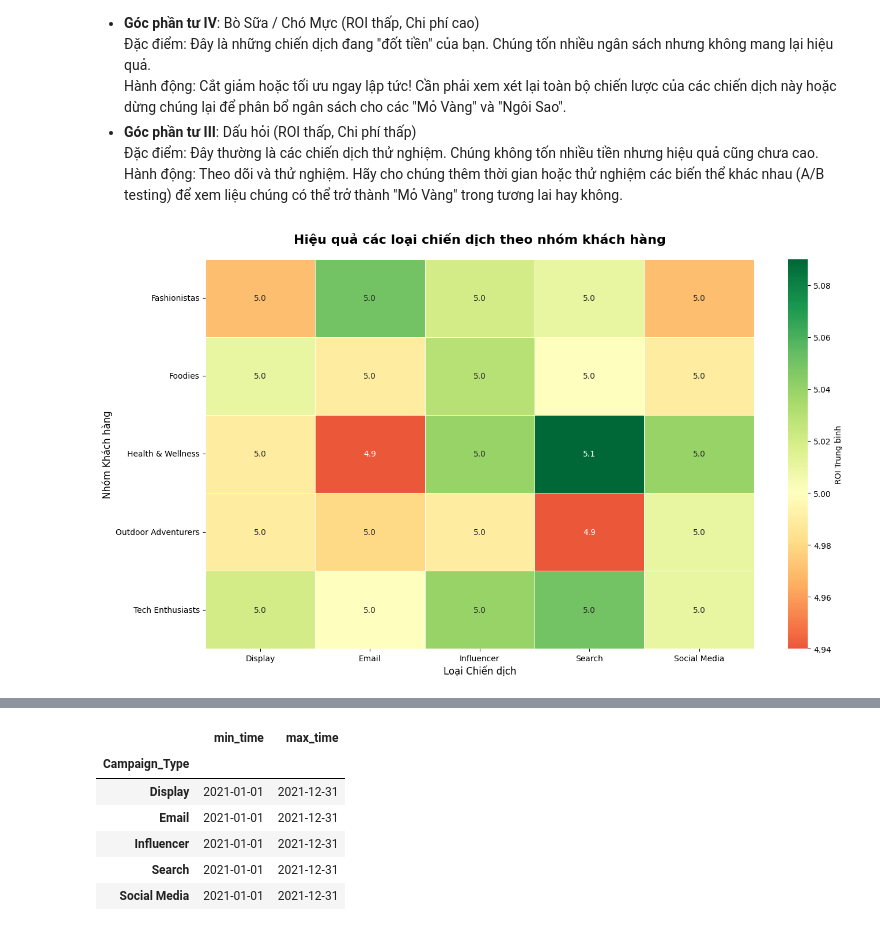
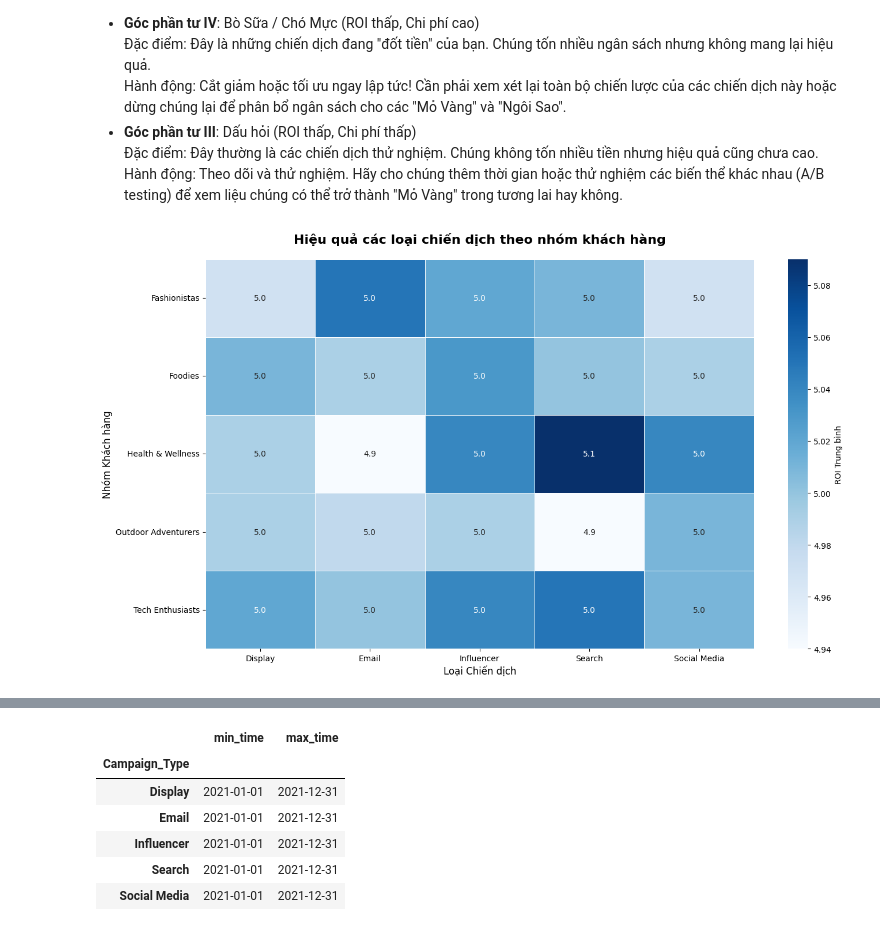
Before and after one commit to thethien8a/Marketing-Campaign-Analysis, a Jupyter notebook: Data_Analysis.ipynb, the cells around one changed output, grey strips where cells are left out. Saved outputs shown, nothing was run; the diff lists cells and outputs as text; code cells hidden in the pictures.

```diff
--- a/Data_Analysis.ipynb
+++ b/Data_Analysis.ipynb
@@ -148,7 +148,7 @@ df["Month"] = df["Date"].dt.month
 # %%
 bins = [0, 30, 60, np.inf]
 labels = ['Short (<30 days)', 'Medium (30-60 days)', 'Long (>60 days)']
-df['Duration_Category'] = pd.cut(df['Duration (days)'], bins=bins, labels=labels, right=False)
+df['Campaign_Duration_Category'] = pd.cut(df['Duration (days)'], bins=bins, labels=labels, right=False)
 # %%
 df["Cost_Per_Click"] = df["Acquisition_Cost"] / df["Clicks"]
 # %%
@@ -421,33 +286,31 @@ Hành động: Cắt giảm hoặc tối ưu ngay lập tức! Cần phải xem
 Đặc điểm: Đây thường là các chiến dịch thử nghiệm. Chúng không tốn nhiều tiền nhưng hiệu quả cũng chưa cao.
 Hành động: Theo dõi và thử nghiệm. Hãy cho chúng thêm thời gian hoặc thử nghiệm các biến thể khác nhau (A/B testing) để xem liệu chúng có thể trở thành "Mỏ Vàng" trong tương lai hay không.
 # %%
-# Start of Selection
 # Loại chiến dịch nào hiệu quả nhất với từng nhóm khách hàng ?
 
 # Tính ROI trung bình theo từng loại chiến dịch và nhóm khách hàng
 roi_by_segment_campaign = new_df.groupby(['Customer_Segment', 'Campaign_Type'])['ROI'].agg(['mean']).round(2)
 roi_by_segment_campaign = roi_by_segment_campaign.reset_index()
 
 # Tạo heatmap để dễ so sánh
 plt.figure(figsize=(14, 8))
 pivot_data = roi_by_segment_campaign.pivot(index='Customer_Segment', columns='Campaign_Type', values='mean')
 
-# Vẽ heatmap với annotations
+# Vẽ heatmap với annotations và màu sắc đơn giản
 sns.heatmap(pivot_data,
             annot=True,
             fmt='.1f',
-            cmap='RdYlGn',
-            center=5.0,
+            cmap='Blues',
             cbar_kws={'label': 'ROI Trung bình'},
             linewidths=0.5)
 
 plt.title('Hiệu quả các loại chiến dịch theo nhóm khách hàng', fontsize=16, fontweight='bold', pad=20)
 plt.xlabel('Loại Chiến dịch', fontsize=12)
 plt.ylabel('Nhóm Khách hàng', fontsize=12)
 plt.tight_layout()
 plt.show()
 # %% [output]
-[figure, old version]
+[figure, new version]
 # %%
 
 roi_by_segment_campaign = new_df.groupby(['Location', 'Campaign_Type'])['ROI'].agg(['mean']).round(2)
```
Also changed, not shown: parts of 40 cells of this notebook, 2 other files.
